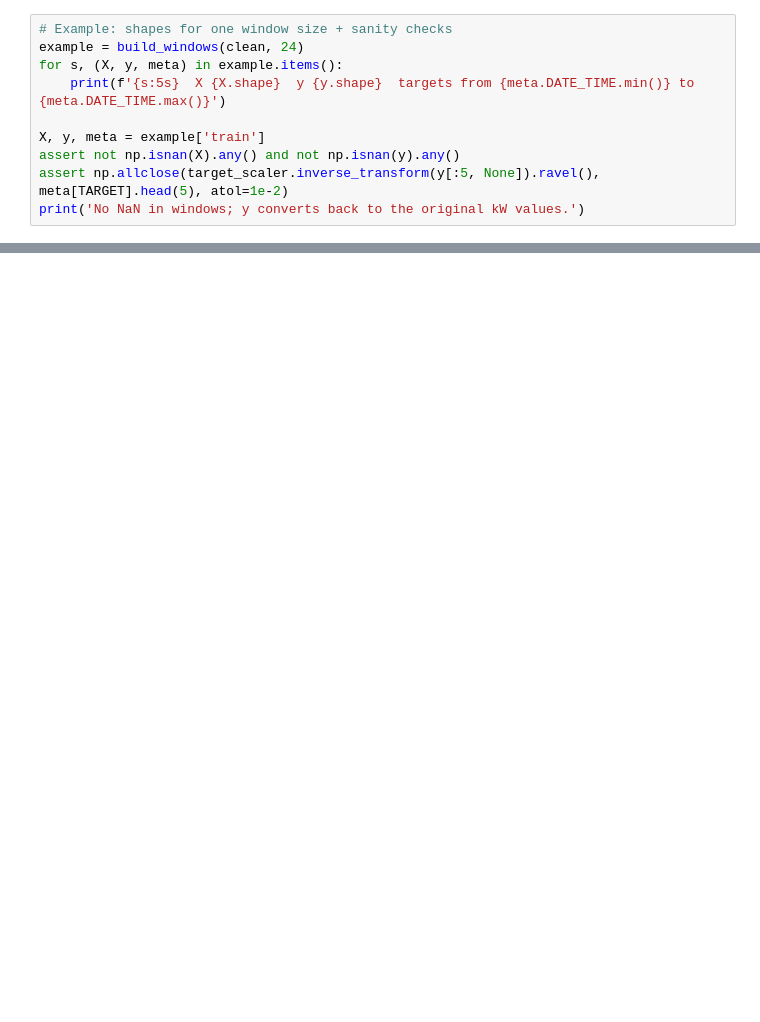
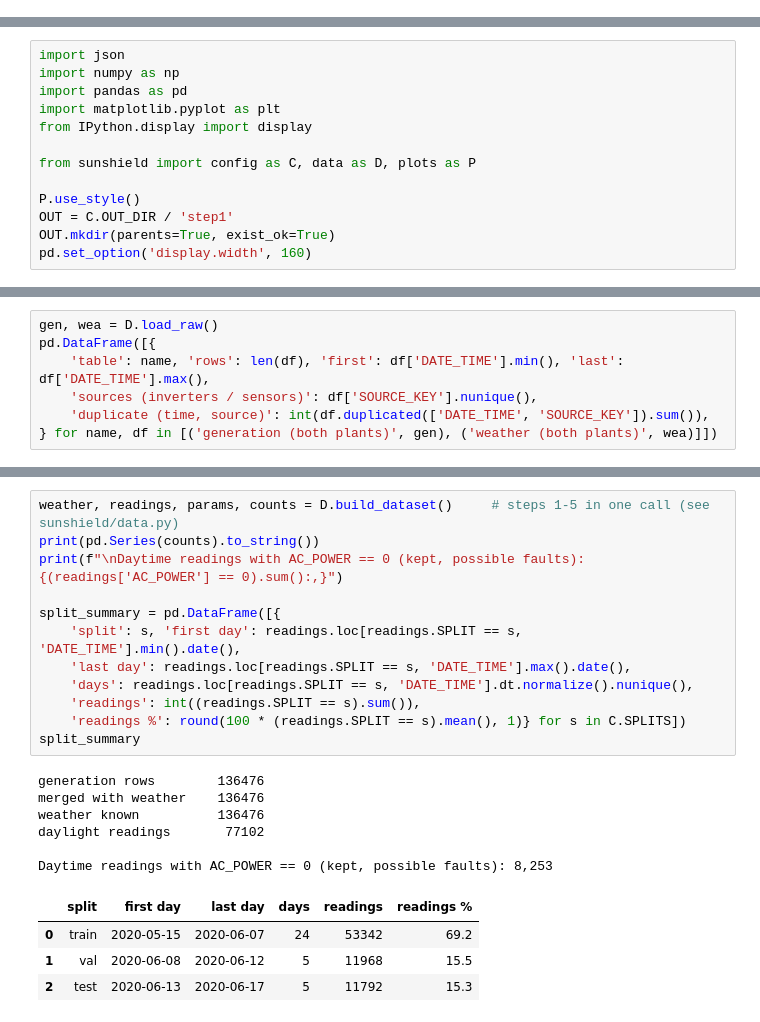
Before and after one commit to norahs21/SUNSHIELD, a Jupyter notebook: notebooks/01_data_preprocessing.ipynb, the cells around one changed output, grey strips where cells are left out. Cells and saved outputs as stored; diff of their text form; blank space fills up the shorter version.

```diff
--- a/notebooks/01_data_preprocessing.ipynb
+++ b/notebooks/01_data_preprocessing.ipynb
@@ -410,10 +0,0 @@ windows_per_split
-# %%
-# Example: shapes for one window size + sanity checks
-example = build_windows(clean, 24)
-for s, (X, y, meta) in example.items():
-    print(f'{s:5s}  X {X.shape}  y {y.shape}  targets from {meta.DATE_TIME.min()} to {meta.DATE_TIME.max()}')
-
-X, y, meta = example['train']
-assert not np.isnan(X).any() and not np.isnan(y).any()
-assert np.allclose(target_scaler.inverse_transform(y[:5, None]).ravel(), meta[TARGET].head(5), atol=1e-2)
-print('No NaN in windows; y converts back to the original kW values.')
@@ -498,0 +41,13 @@ Zipped to /home/user/SUNSHIELD/outputs/step1_outputs.zip
+# %%
+import json
+import numpy as np
+import pandas as pd
+import matplotlib.pyplot as plt
+from IPython.display import display
+
+from sunshield import config as C, data as D, plots as P
+
+P.use_style()
+OUT = C.OUT_DIR / 'step1'
+OUT.mkdir(parents=True, exist_ok=True)
+pd.set_option('display.width', 160)
@@ -498,0 +57,7 @@ Zipped to /home/user/SUNSHIELD/outputs/step1_outputs.zip
+# %%
+gen, wea = D.load_raw()
+pd.DataFrame([{
+    'table': name, 'rows': len(df), 'first': df['DATE_TIME'].min(), 'last': df['DATE_TIME'].max(),
+    'sources (inverters / sensors)': df['SOURCE_KEY'].nunique(),
+    'duplicate (time, source)': int(df.duplicated(['DATE_TIME', 'SOURCE_KEY']).sum()),
+} for name, df in [('generation (both plants)', gen), ('weather (both plants)', wea)]])
@@ -498,0 +101,23 @@ Zipped to /home/user/SUNSHIELD/outputs/step1_outputs.zip
+# %%
+weather, readings, params, counts = D.build_dataset()     # steps 1-5 in one call (see sunshield/data.py)
+print(pd.Series(counts).to_string())
+print(f"\nDaytime readings with AC_POWER == 0 (kept, possible faults): {(readings['AC_POWER'] == 0).sum():,}")
+
+split_summary = pd.DataFrame([{
+    'split': s, 'first day': readings.loc[readings.SPLIT == s, 'DATE_TIME'].min().date(),
+    'last day': readings.loc[readings.SPLIT == s, 'DATE_TIME'].max().date(),
+    'days': readings.loc[readings.SPLIT == s, 'DATE_TIME'].dt.normalize().nunique(),
+    'readings': int((readings.SPLIT == s).sum()),
+    'readings %': round(100 * (readings.SPLIT == s).mean(), 1)} for s in C.SPLITS])
+split_summary
+# %% [output]
+generation rows        136476
+merged with weather    136476
+weather known          136476
+daylight readings       77102
+
+Daytime readings with AC_POWER == 0 (kept, possible faults): 8,253
+|  | split | first day | last day | days | readings | readings % |
+| 0 | train | 2020-05-15 | 2020-06-07 | 24 | 53342 | 69.2 |
+| 1 | val | 2020-06-08 | 2020-06-12 | 5 | 11968 | 15.5 |
+| 2 | test | 2020-06-13 | 2020-06-17 | 5 | 11792 | 15.3 |
```
Also changed, not shown: parts of 36 cells of this notebook, 20 other files.
